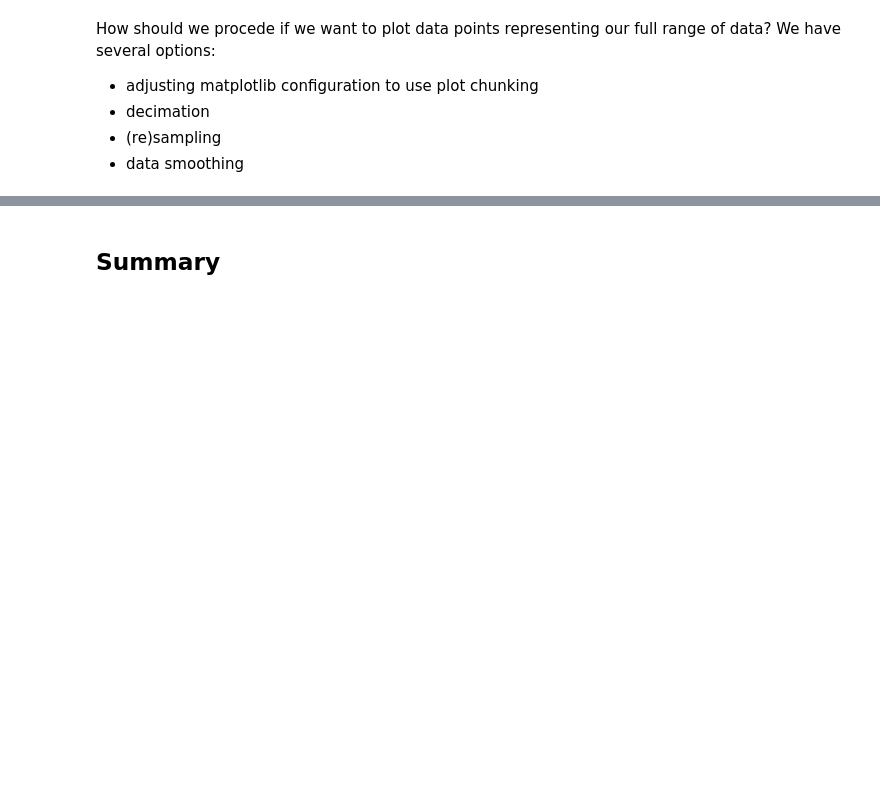
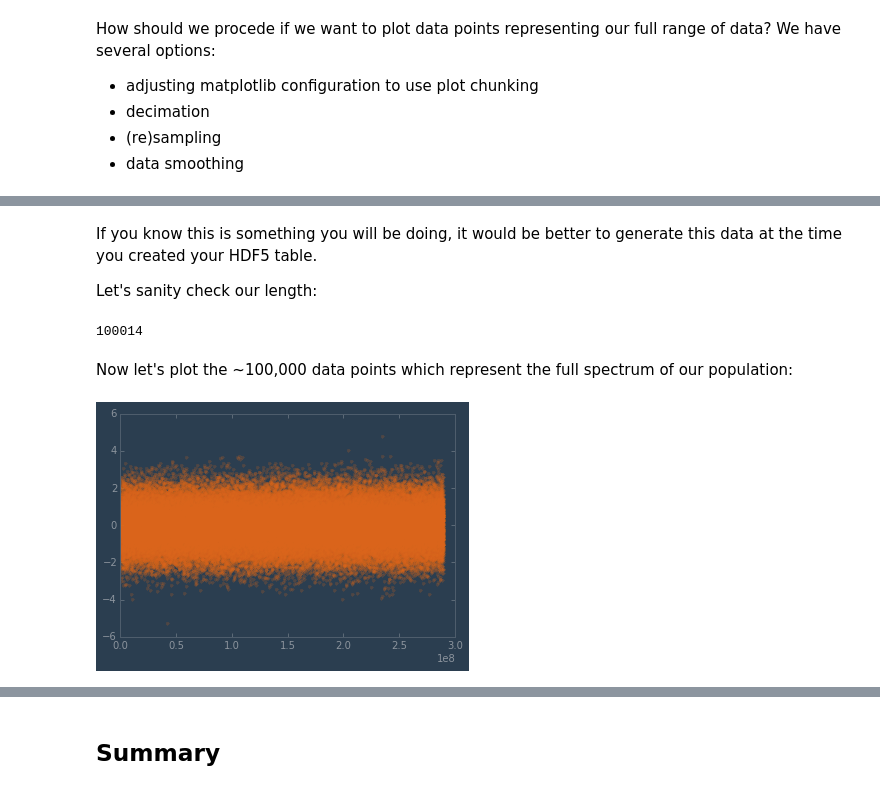
Before and after one commit to masteringmatplotlib/big-data, a Jupyter notebook: notebooks/mmpl-big-data.ipynb, the cells around one changed output, grey strips where cells are left out. Cells and saved outputs as stored; diff of their text form; code cells hidden in the pictures; blank space fills up the shorter version.

```diff
--- a/notebooks/mmpl-big-data.ipynb
+++ b/notebooks/mmpl-big-data.ipynb
@@ -824,0 +828,3 @@ Let's start with establishing a baseline: is there a practical limit we should c
+# %%
+data_len = len(tab)
+data_len
@@ -877,0 +882,3 @@ But that still leaves us with only a fraction of our total data set:
+# %%
+frac = math.floor(data_len / 100000)
+frac
@@ -883,0 +923,19 @@ How should we procede if we want to plot data points representing our full range
+# %%
+decimated = tab[::frac]["temp"]
+# %% [markdown]
+If you know this is something you will be doing, it would be better to generate this data at the time you created your HDF5 table.
+
+Let's sanity check our length:
+# %%
+len(decimated)
+# %% [output]
+100014
+# %% [markdown]
+Now let's plot the ~100,000 data points which represent the full spectrum of our population:
+# %%
+xvals = range(0, data_len, frac)
+(figure, axes) = plt.subplots()
+axes.plot(xvals, decimated, ".", alpha=0.2)
+plt.show()
+# %% [output]
+[figure, added]
```
Also changed, not shown: parts of 34 cells of this notebook.
